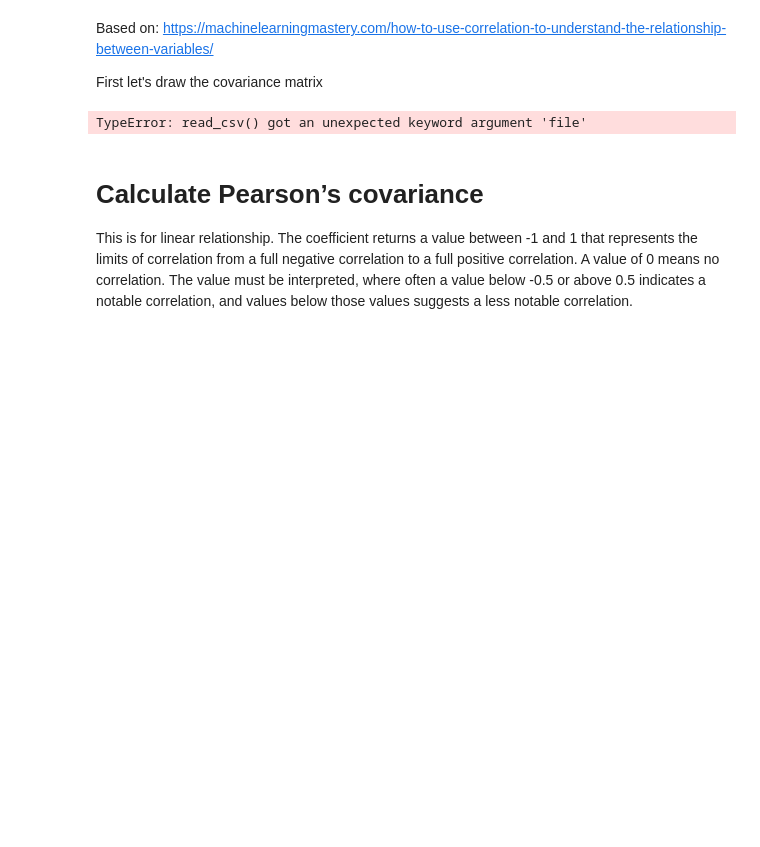
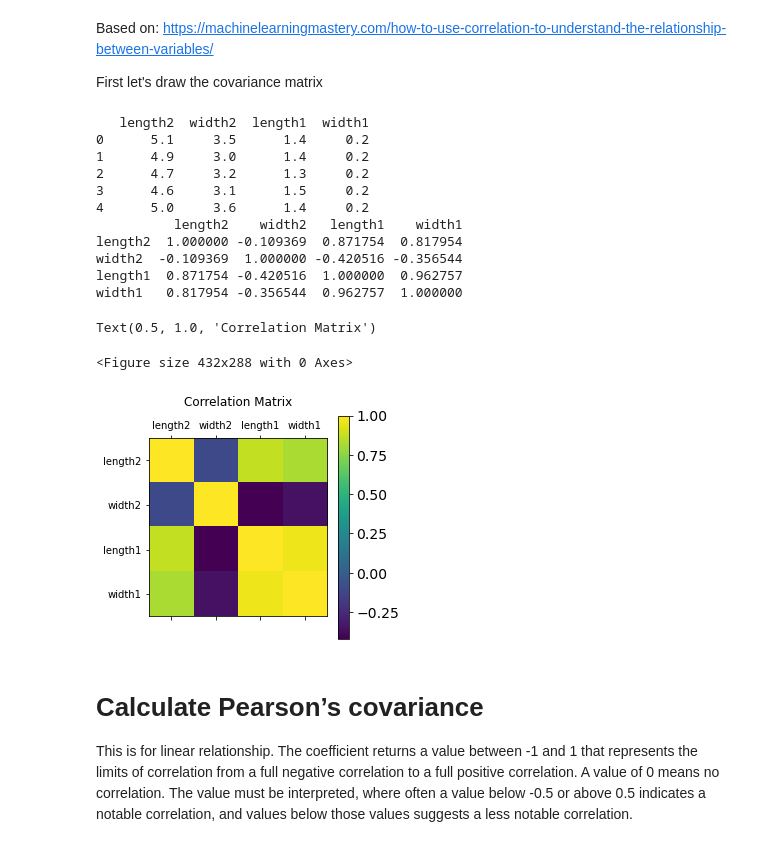
Before and after one commit to jfrobbins/CSCI_4120, a Jupyter notebook: Linear_regression/Correlation_sample_code.ipynb, the cells around one changed output. Drawn from its saved outputs; the diff is of its cells as text; code cells hidden in the pictures; blank space fills up the shorter version.

```diff
--- a/Linear_regression/Correlation_sample_code.ipynb
+++ b/Linear_regression/Correlation_sample_code.ipynb
@@ -7,27 +7,40 @@ First let's draw the covariance matrix
 # %%
 # calculate the covariance between two variables
 import pandas as pd
 import matplotlib.pyplot as plt
 
 # load data
-#df = pd.read_csv('iris.data','rb')
-df = pd.read_csv(='../HW_linear_regression/data/hw_regression_data.csv')
+df = pd.read_csv('iris.data', delimiter=',')
+#df = pd.read_csv('../HW_linear_regression/data/hw_regression_data.csv')
 # preview
 print(df[:5])
 # calculate covariance value
 print(df.corr())
 
 # # draw covariance matrix
 f = plt.figure()
 plt.matshow(df.corr())
 plt.xticks(range(df.shape[1]), df.columns)
 plt.yticks(range(df.shape[1]), df.columns)
 cb = plt.colorbar()
 cb.ax.tick_params(labelsize=14)
 # pad padding away from figure
 plt.title('Correlation Matrix', pad=15)
 # %% [output]
-TypeError: read_csv() got an unexpected keyword argument 'file'
+   length2  width2  length1  width1
+0      5.1     3.5      1.4     0.2
+1      4.9     3.0      1.4     0.2
+2      4.7     3.2      1.3     0.2
+3      4.6     3.1      1.5     0.2
+4      5.0     3.6      1.4     0.2
+          length2    width2   length1    width1
+length2  1.000000 -0.109369  0.871754  0.817954
+width2  -0.109369  1.000000 -0.420516 -0.356544
+length1  0.871754 -0.420516  1.000000  0.962757
+width1   0.817954 -0.356544  0.962757  1.000000
+Text(0.5, 1.0, 'Correlation Matrix')
+<Figure size 432x288 with 0 Axes>
+[figure, added]
 # %% [markdown]
 # Calculate Pearson’s covariance
 
```
Also changed, not shown: 1 other file.
